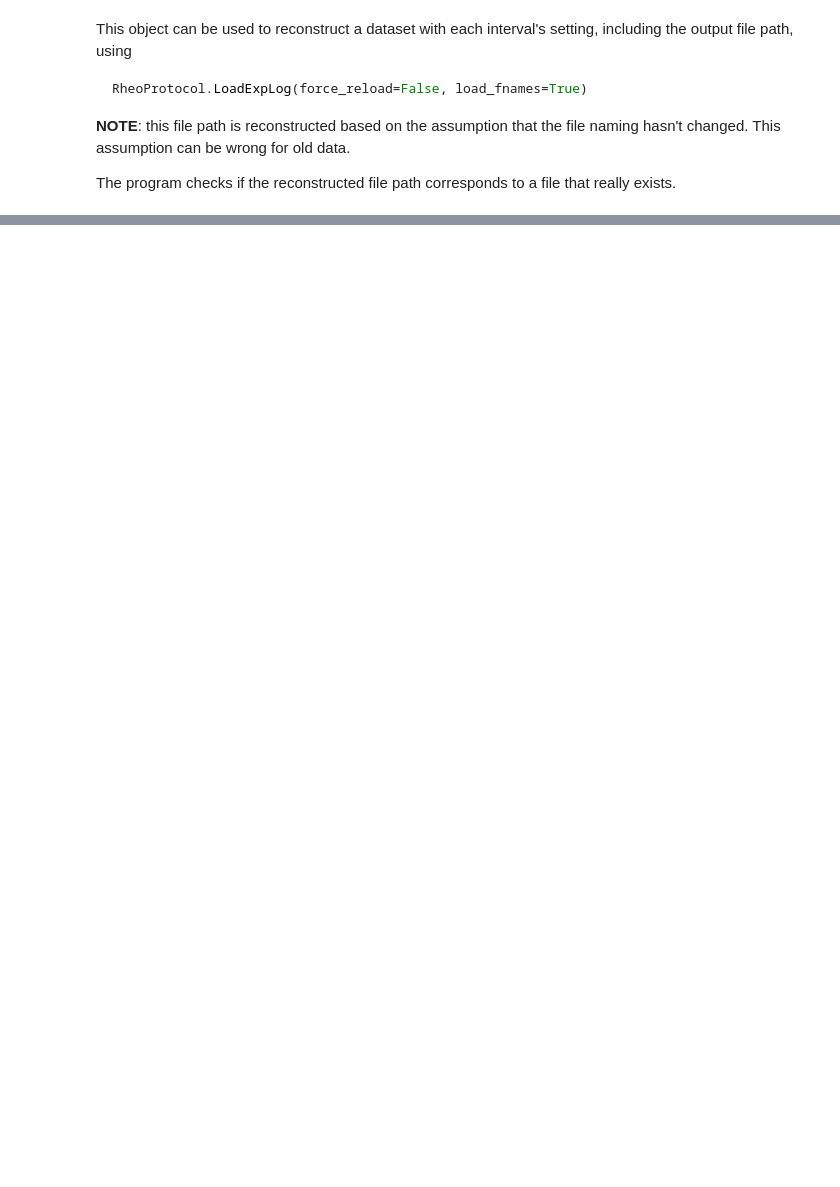
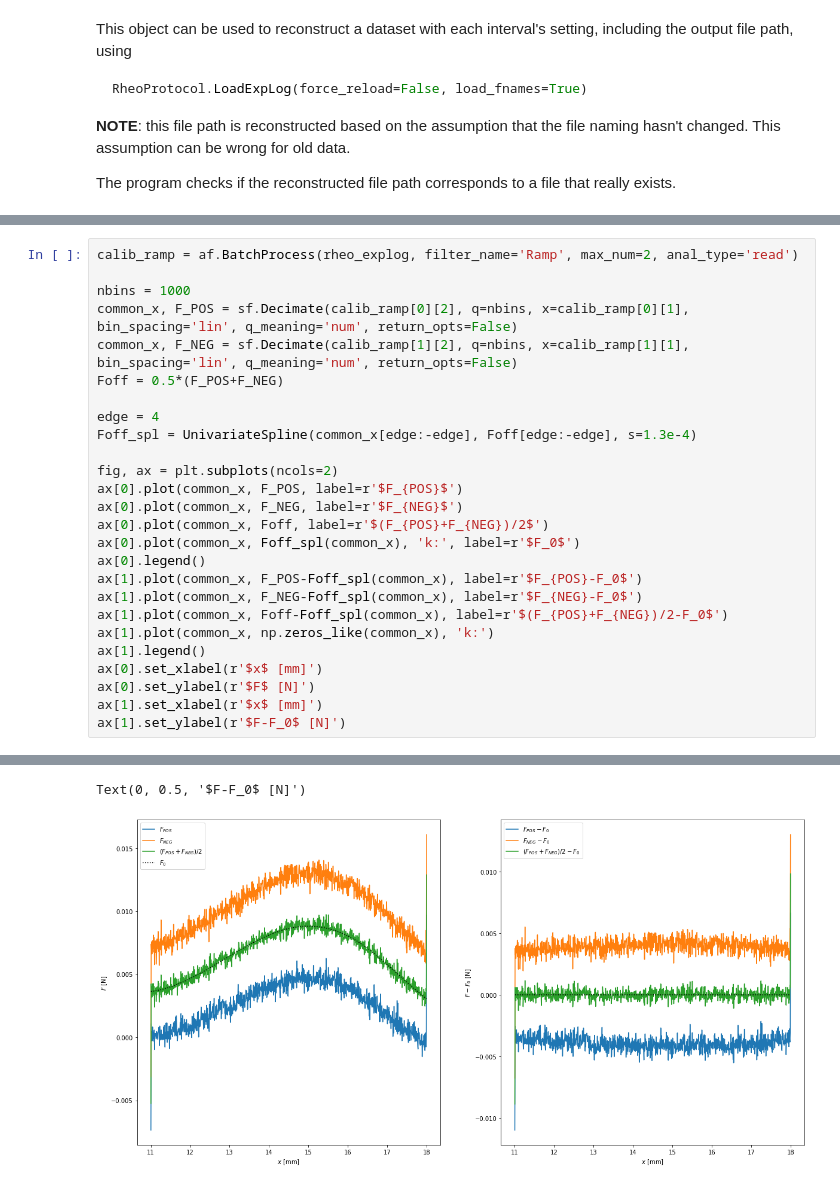
Before and after one commit to steaime/RheoShearCell_postproc, a Jupyter notebook: DataAnalysis_Suri_20260616_01.ipynb, the cells around one changed output, grey strips where cells are left out. Cells and saved outputs as stored; diff of their text form; blank space fills up the shorter version.

```diff
--- a/DataAnalysis_Suri_20260616_01.ipynb
+++ b/DataAnalysis_Suri_20260616_01.ipynb
@@ -104,0 +100,27 @@ if int_pos is not None:
+# %%
+calib_ramp = af.BatchProcess(rheo_explog, filter_name='Ramp', max_num=2, anal_type='read')
+
+nbins = 1000
+common_x, F_POS = sf.Decimate(calib_ramp[0][2], q=nbins, x=calib_ramp[0][1], bin_spacing='lin', q_meaning='num', return_opts=False)
+common_x, F_NEG = sf.Decimate(calib_ramp[1][2], q=nbins, x=calib_ramp[1][1], bin_spacing='lin', q_meaning='num', return_opts=False)
+Foff = 0.5*(F_POS+F_NEG)
+
+edge = 4
+Foff_spl = UnivariateSpline(common_x[edge:-edge], Foff[edge:-edge], s=1.3e-4)
+
+fig, ax = plt.subplots(ncols=2)
+ax[0].plot(common_x, F_POS, label=r'$F_{POS}$')
+ax[0].plot(common_x, F_NEG, label=r'$F_{NEG}$')
+ax[0].plot(common_x, Foff, label=r'$(F_{POS}+F_{NEG})/2$')
+ax[0].plot(common_x, Foff_spl(common_x), 'k:', label=r'$F_0$')
+ax[0].legend()
+ax[1].plot(common_x, F_POS-Foff_spl(common_x), label=r'$F_{POS}-F_0$')
+ax[1].plot(common_x, F_NEG-Foff_spl(common_x), label=r'$F_{NEG}-F_0$')
+ax[1].plot(common_x, Foff-Foff_spl(common_x), label=r'$(F_{POS}+F_{NEG})/2-F_0$')
+ax[1].plot(common_x, np.zeros_like(common_x), 'k:')
+ax[1].legend()
+ax[0].set_xlabel(r'$x$ [mm]')
+ax[0].set_ylabel(r'$F$ [N]')
+ax[1].set_xlabel(r'$x$ [mm]')
+ax[1].set_ylabel(r'$F-F_0$ [N]')
+# %% [output]
@@ -104,0 +130,2 @@ if int_pos is not None:
+Text(0, 0.5, '$F-F_0$ [N]')
+[figure, added]
```
Also changed, not shown: parts of 14 cells of this notebook, 4 other files.
